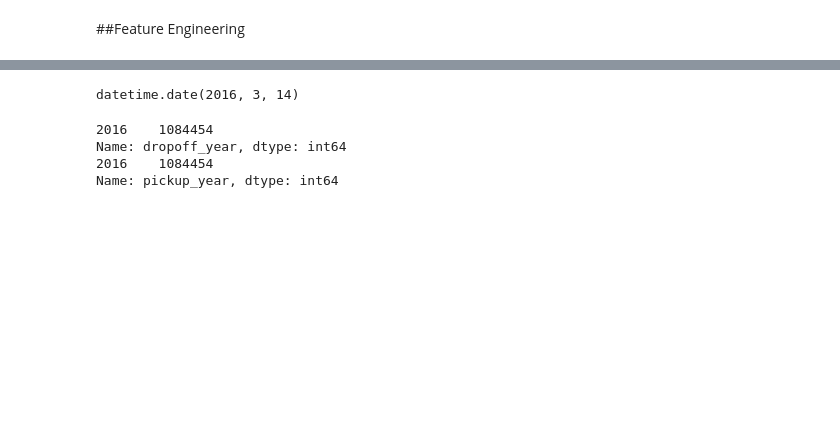
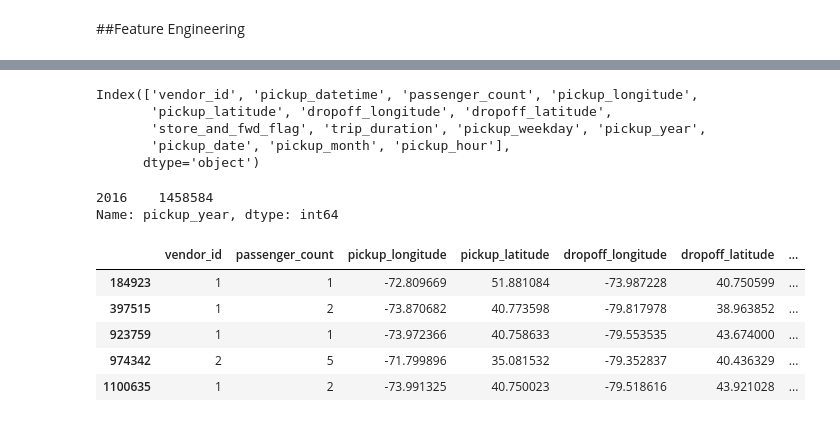
Before and after one commit to gauriagarwal18/Cab-Clock, a Jupyter notebook: NYC_Taxi_Trip_Time_Prediction_Capstone_Project.ipynb, the cells around one changed output, grey strips where cells are left out. Cells and saved outputs as stored; diff of their text form; code cells hidden in the pictures; blank space fills up the shorter version.

```diff
--- a/NYC_Taxi_Trip_Time_Prediction_Capstone_Project.ipynb
+++ b/NYC_Taxi_Trip_Time_Prediction_Capstone_Project.ipynb
@@ -280,7 +274,3 @@ taxi["dropoff_weekday"]=get_weekdays((list(taxi["dropoff_datetime"])))
-# %%
-(taxi["pickup_datetime"][0].date())
-# %% [output]
-datetime.date(2016, 3, 14)
 # %%
 def separate_date(date_time):
   years,months,dates=[],[],[]
@@ -302,11 +295,19 @@ taxi["dropoff_month"]=months
+# %%
+#for time we will only take hours, as they are important but having minutes and seconds is not required as we just want an idea of time.
+hours,minutes,seconds=separate_time(taxi["pickup_datetime"])
+taxi["pickup_hour"]=hours
+# %%
+taxi.columns
+# %% [output]
+Index(['vendor_id', 'pickup_datetime', 'passenger_count', 'pickup_longitude',
+       'pickup_latitude', 'dropoff_longitude', 'dropoff_latitude',
+       'store_and_fwd_flag', 'trip_duration', 'pickup_weekday', 'pickup_year',
+       'pickup_date', 'pickup_month', 'pickup_hour'],
+      dtype='object')
 # %%
-print(taxi["dropoff_year"].value_counts())
+
 print(taxi["pickup_year"].value_counts())
 #as year is only 2016 so it is of no use
-
-taxi.drop(["pickup_year","dropoff_year"],axis=1,inplace=True)
 # %% [output]
-2016    1084454
-Name: dropoff_year, dtype: int64
-2016    1084454
+2016    1458584
 Name: pickup_year, dtype: int64
@@ -314,0 +314,15 @@ Name: pickup_year, dtype: int64
+# %%
+#now we will drop some columns which we do not require
+taxi.drop(['pickup_datetime', "pickup_year",'pickup_date'],axis=1,inplace=True)
+# %%
+taxi['total_distance'] = np.sqrt((taxi['dropoff_latitude']-taxi['pickup_latitude'])**2+(taxi['dropoff_longitude']-taxi['pickup_longitude'])**2)
+# %%
+# These are outliler which are not picked up by the feature longitude and latitude
+taxi[taxi['total_distance'] > 6]
+# %% [output]
+|  | vendor_id | passenger_count | pickup_longitude | pickup_latitude | dropoff_longitude | dropoff_latitude | ... |
+| 184923 | 1 | 1 | -72.809669 | 51.881084 | -73.987228 | 40.750599 | ... |
+| 397515 | 1 | 2 | -73.870682 | 40.773598 | -79.817978 | 38.963852 | ... |
+| 923759 | 1 | 1 | -73.972366 | 40.758633 | -79.553535 | 43.674000 | ... |
+| 974342 | 2 | 5 | -71.799896 | 35.081532 | -79.352837 | 40.436329 | ... |
+| 1100635 | 1 | 2 | -73.991325 | 40.750023 | -79.518616 | 43.921028 | ... |
```
Also changed, not shown: parts of 26 cells of this notebook.
